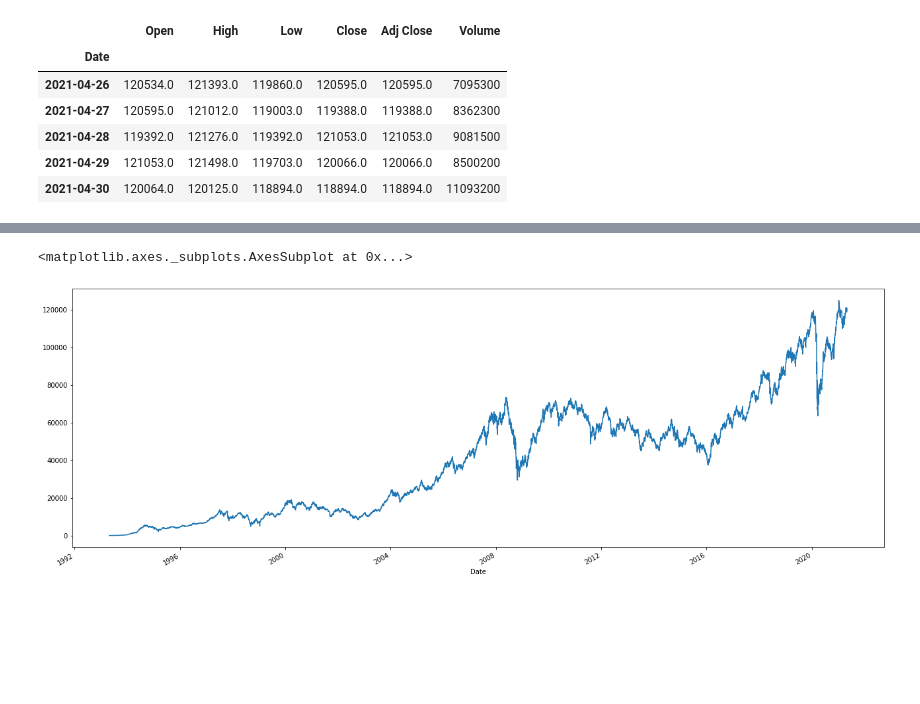
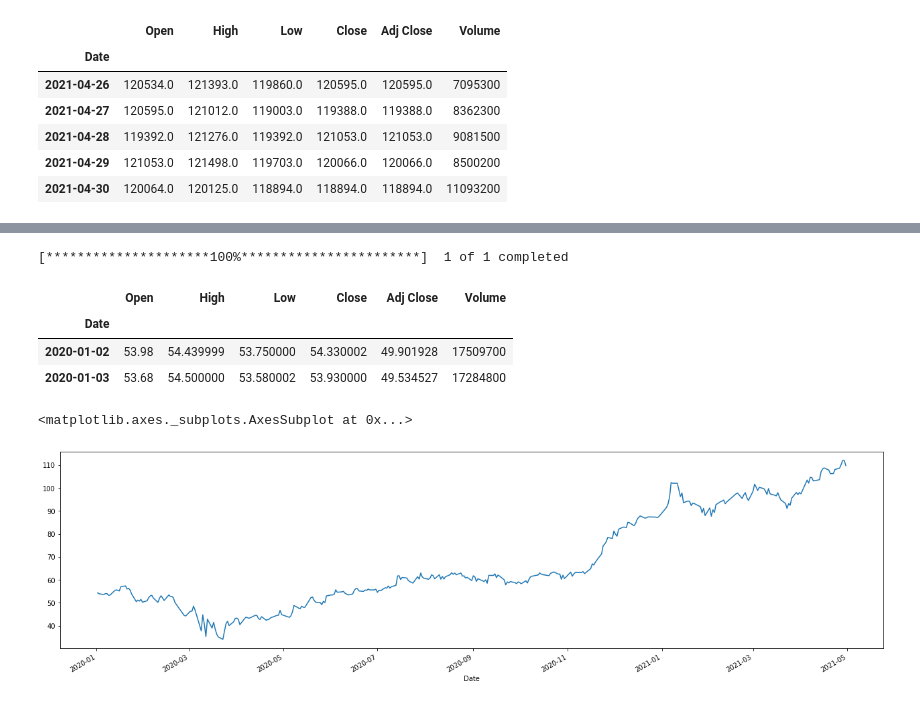
Before and after one commit to rcarasek/Python-for-Investment, a Jupyter notebook: PyForInvest_Colab.ipynb, the cells around one changed output, grey strips where cells are left out. Cells and saved outputs as stored; diff of their text form; code cells hidden in the pictures; blank space fills up the shorter version.

```diff
--- a/PyForInvest_Colab.ipynb
+++ b/PyForInvest_Colab.ipynb
@@ -60,5 +108,16 @@ ibov.tail()
+# %%
+vale3_2020_emDiante = web.get_data_yahoo('VALE3.SA', start="2020-01-01")
+# %% [output]
+[*********************100%***********************]  1 of 1 completed
+# %%
+vale3_2020_emDiante.head(2)
+# %% [output]
+|  | Open | High | Low | Close | Adj Close | Volume |
+| Date |  |  |  |  |  |  |
+| 2020-01-02 | 53.98 | 54.439999 | 53.750000 | 54.330002 | 49.901928 | 17509700 |
+| 2020-01-03 | 53.68 | 54.500000 | 53.580002 | 53.930000 | 49.534527 | 17284800 |
 # %%
-ibov['Close'].plot(figsize=(22,8))
+vale3_2020_emDiante['Close'].plot(figsize=(22,6), label= "VALE3")
 # %% [output]
 <matplotlib.axes._subplots.AxesSubplot at 0x...>
-[figure, old version]
+[figure, new version]
```
Also changed, not shown: parts of 5 cells of this notebook.
